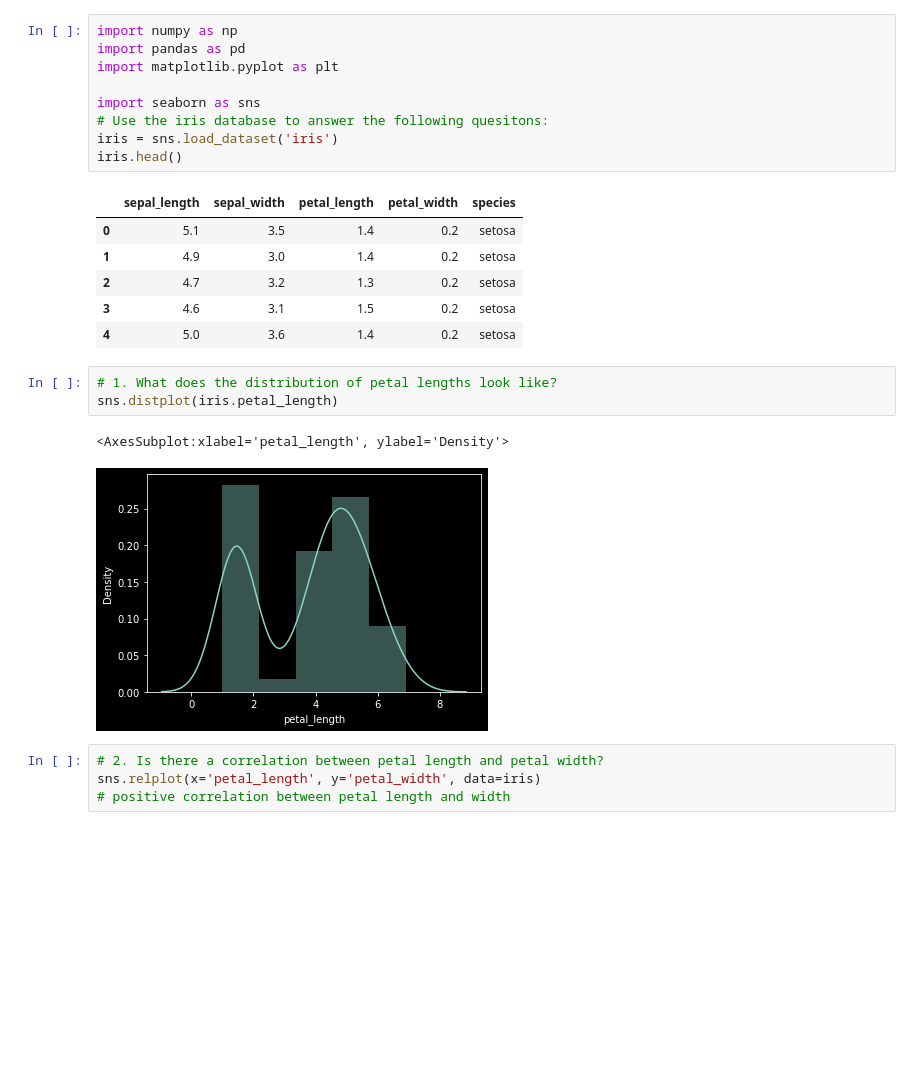
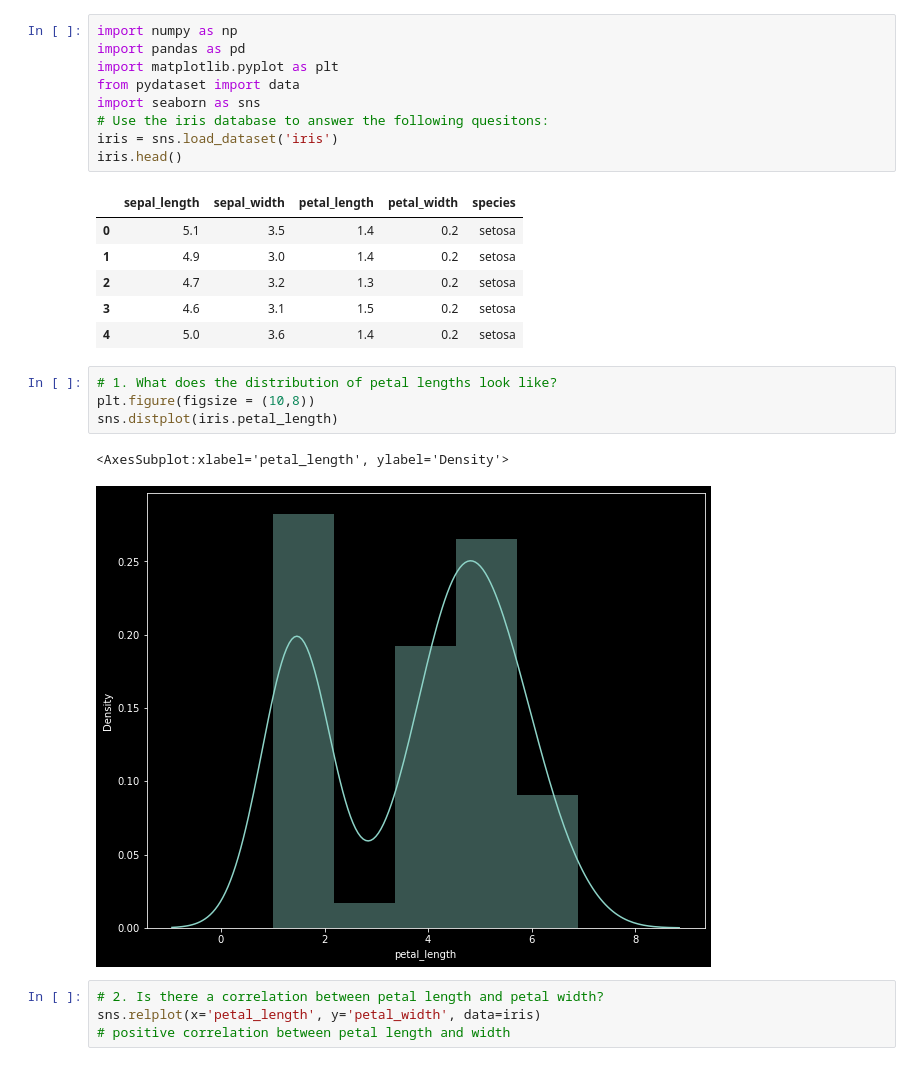
Before and after one commit to Ken-Alviola/numpy-pandas-visualization-exercises, a Jupyter notebook: seaborn_exercises.ipynb, the cells around one changed output. Drawn from its saved outputs; the diff is of its cells as text; blank space fills up the shorter version.

```diff
--- a/seaborn_exercises.ipynb
+++ b/seaborn_exercises.ipynb
@@ -2,7 +2,7 @@
 import numpy as np
 import pandas as pd
 import matplotlib.pyplot as plt
-
+from pydataset import data
 import seaborn as sns
 # Use the iris database to answer the following quesitons:
 iris = sns.load_dataset('iris')
@@ -16,10 +16,11 @@ iris.head()
 | 4 | 5.0 | 3.6 | 1.4 | 0.2 | setosa |
 # %%
 # 1. What does the distribution of petal lengths look like?
+plt.figure(figsize = (10,8))
 sns.distplot(iris.petal_length)
 # %% [output]
 <AxesSubplot:xlabel='petal_length', ylabel='Density'>
-[figure, old version]
+[figure, new version]
 # %%
 # 2. Is there a correlation between petal length and petal width?
 sns.relplot(x='petal_length', y='petal_width', data=iris)
```
Also changed, not shown: parts of 17 cells of this notebook, 1 other file.
